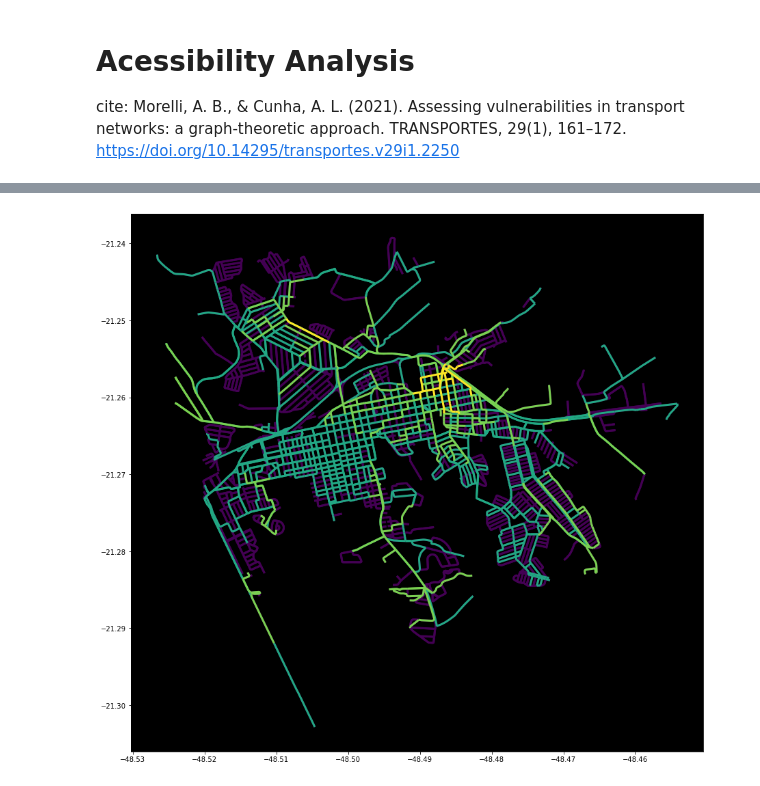
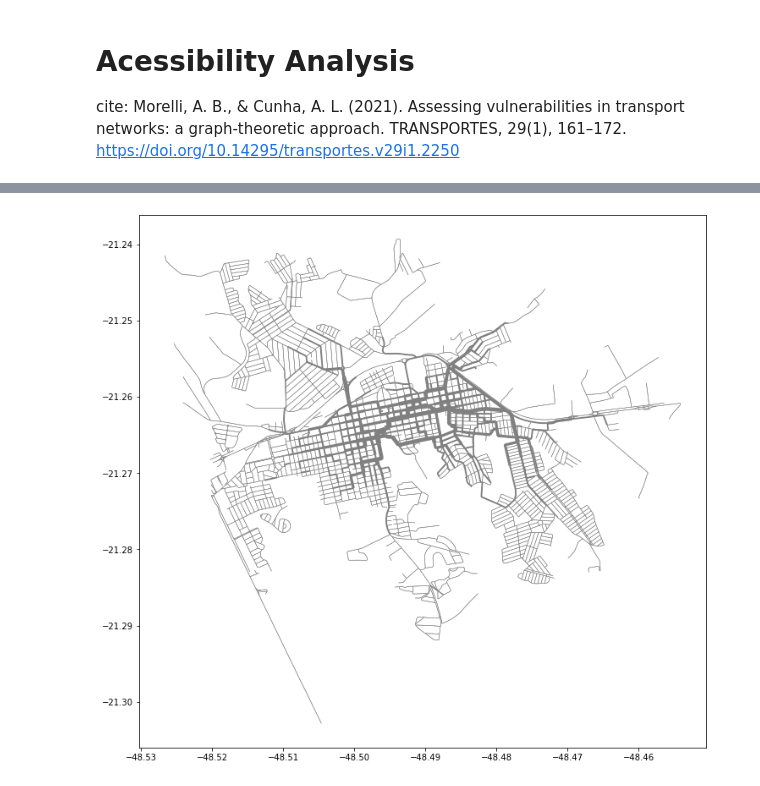
Before and after one commit to andre-morelli/Urban-Analytics, a Jupyter notebook: Example3-Accessibility.ipynb, the cells around one changed output, grey strips where cells are left out. Drawn from its saved outputs; the diff is of its cells as text; code cells hidden in the pictures.

```diff
--- a/Example3-Accessibility.ipynb
+++ b/Example3-Accessibility.ipynb
@@ -59,6 +74,0 @@ edges = ox.graph_to_gdfs(G_load,nodes=False)
-# %%
-# plot results
-edges = edges.sort_values('load')
-ax=edges.plot(column='load',scheme='percentiles',#Needs mapclassify
-               cmap='viridis',figsize=(15,15), linewidth=3,k=10)
-ax.set_facecolor('k')
@@ -93,17 +75,7 @@ tracts.plot(column='accessibility',figsize=(15,15))
-# %%
-# calculate accessibility load for each edge on the graph
-G_load = acc.calc_accessibility_load(tracts,pois,G,
-                                     # use soft threshold as funciton
-                                     func=acc.acc_soft_threshold,
-                                     # set function param to 1000m walk dist:
-                                     func_kws={'t':1000},
-                                     track_progress=True)
-edges = ox.graph_to_gdfs(G_load,nodes=False)
-# %%
-# plot results
-edges = edges.sort_values('load')
-ax=edges.plot(column='load',scheme='percentiles',#Needs mapclassify
-               cmap='viridis',figsize=(15,15), linewidth=3,k=10)
-ax.set_facecolor('k')
-# %% [output]
-[figure, removed]
+# %%
+# plot results
+sizes = fjp.linewidths_by_attribute_fisherjenks(edges,'load') #needs mapclassify
+ax=edges.plot(color='grey',figsize=(12,12), linewidth=sizes,k=8)
+plt.show()
+# %% [output]
+[figure, added]
```
Also changed, not shown: parts of 15 cells of this notebook, 3 other files.
